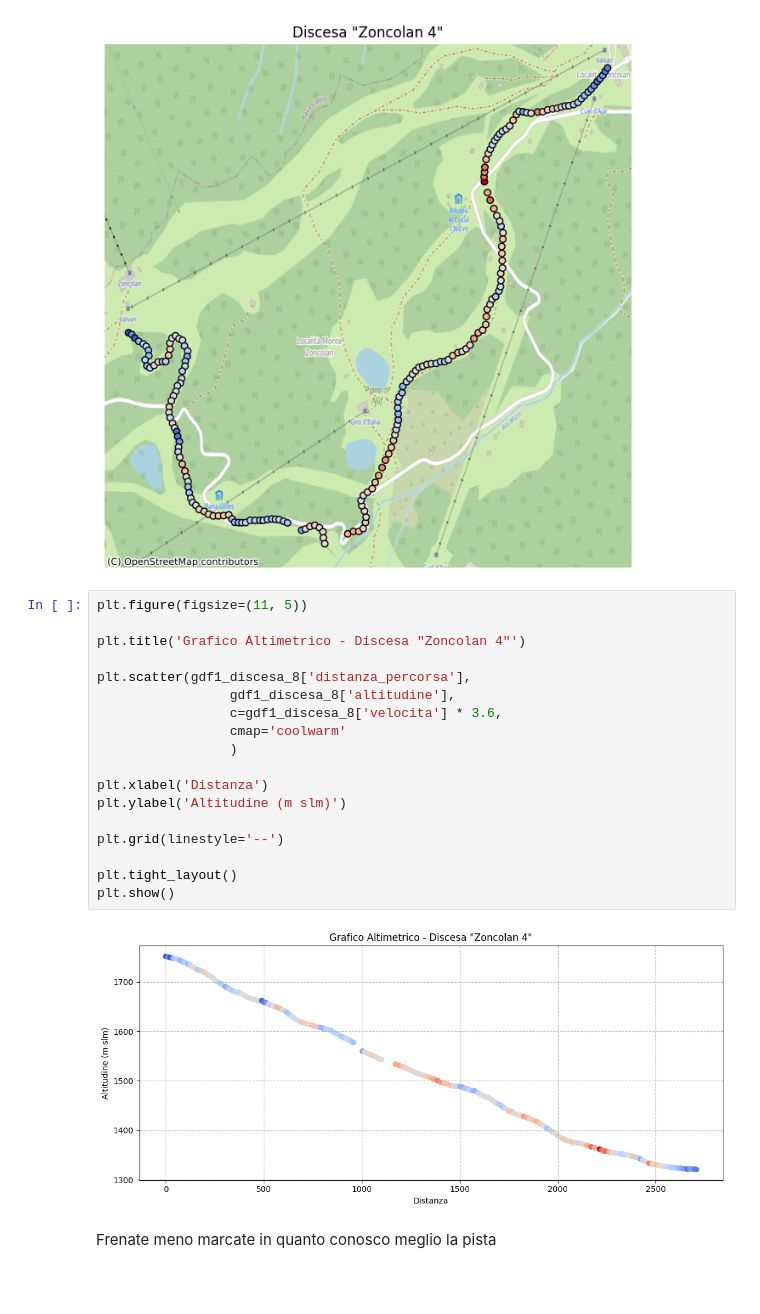
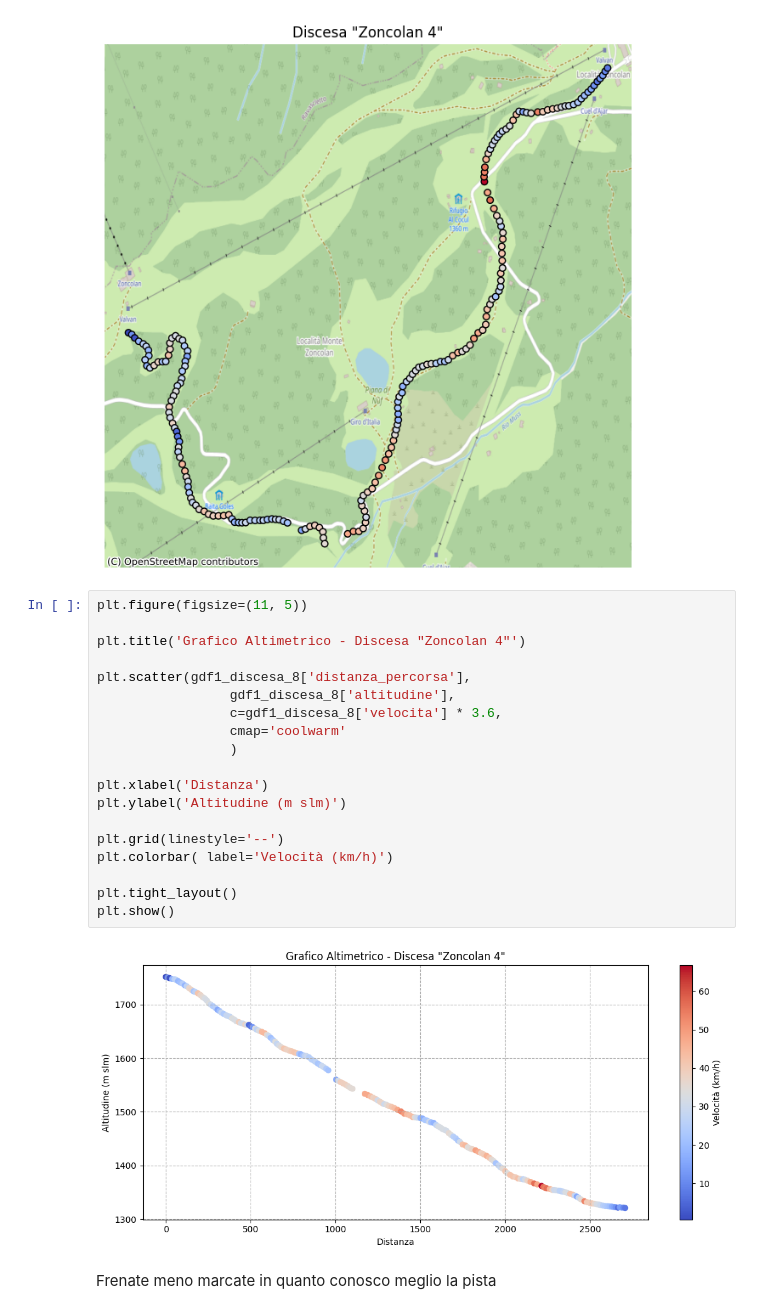
Before and after one commit to thomasmassarutto/DataSlopes, a Jupyter notebook: DataSlopes.ipynb, the cells around one changed output. Saved outputs shown, nothing was run; the diff lists cells and outputs as text; blank space fills up the shorter version.

```diff
--- a/DataSlopes.ipynb
+++ b/DataSlopes.ipynb
@@ -819,23 +820,24 @@ plt.show()
 # %%
 plt.figure(figsize=(11, 5))
 
 plt.title('Grafico Altimetrico - Discesa "Zoncolan 4"')
 
 plt.scatter(gdf1_discesa_8['distanza_percorsa'],
                  gdf1_discesa_8['altitudine'],
                  c=gdf1_discesa_8['velocita'] * 3.6,
                  cmap='coolwarm'
                  )
 
 plt.xlabel('Distanza')
 plt.ylabel('Altitudine (m slm)')
 
 plt.grid(linestyle='--')
+plt.colorbar( label='Velocità (km/h)')
 
 plt.tight_layout()
 plt.show()
 # %% [output]
-[figure, old version]
+[figure, new version]
 # %% [markdown]
 Frenate meno marcate in quanto conosco meglio la pista
 # %% [markdown]
```
Also changed, not shown: parts of 4 cells of this notebook, 1 other file.
